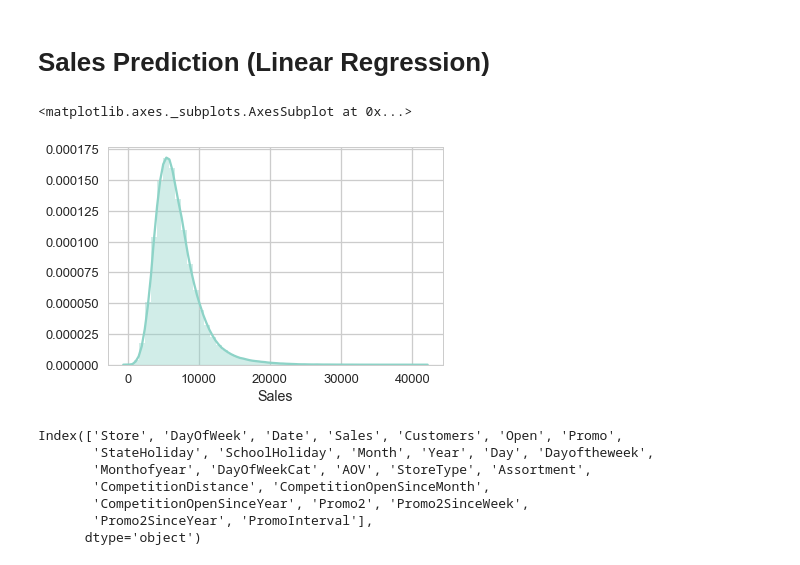
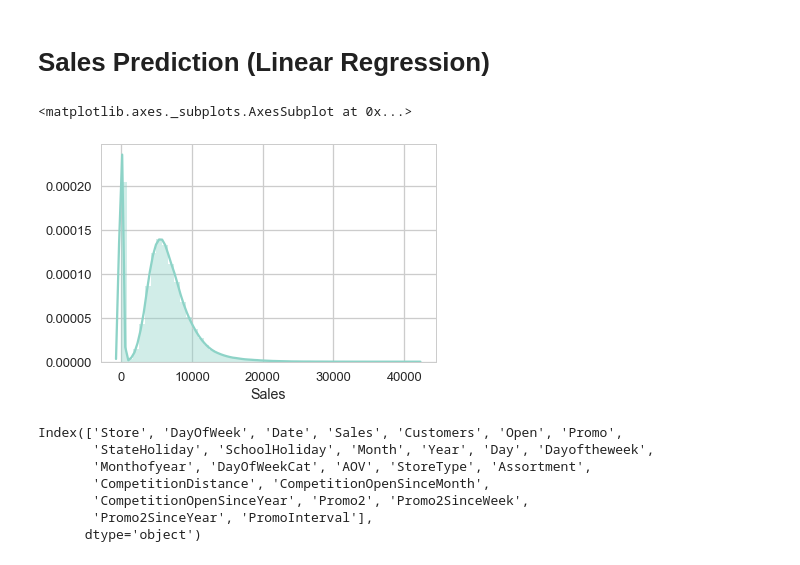
Before and after one commit to BambyG/Rossmann-sales-analysis, a Jupyter notebook: final_presentation_rossmann.ipynb, the cells around one changed output. Saved outputs shown, nothing was run; the diff lists cells and outputs as text; code cells hidden in the pictures.

```diff
--- a/final_presentation_rossmann.ipynb
+++ b/final_presentation_rossmann.ipynb
@@ -816,6 +816,6 @@ mergedtable2 = mergedtable[mergedtable["Open"] != 0]
 # %%
-sns.distplot(mergedtable2['Sales'])
+sns.distplot(mergedtable['Sales'])
 # %% [output]
 <matplotlib.axes._subplots.AxesSubplot at 0x...>
-[figure, old version]
+[figure, new version]
 # %%
```
Also changed, not shown: parts of 12 cells of this notebook.
